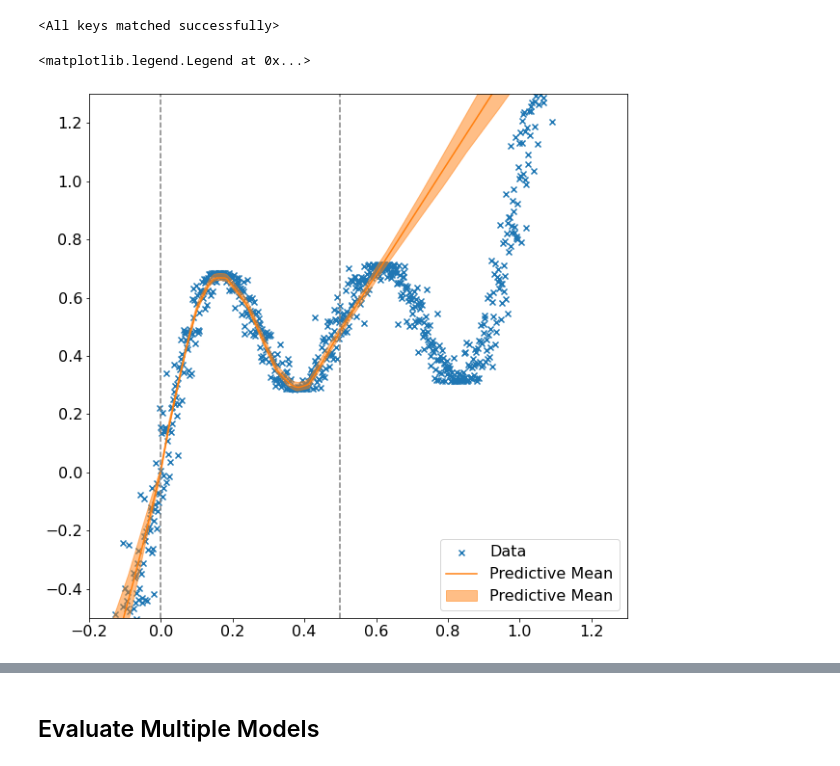
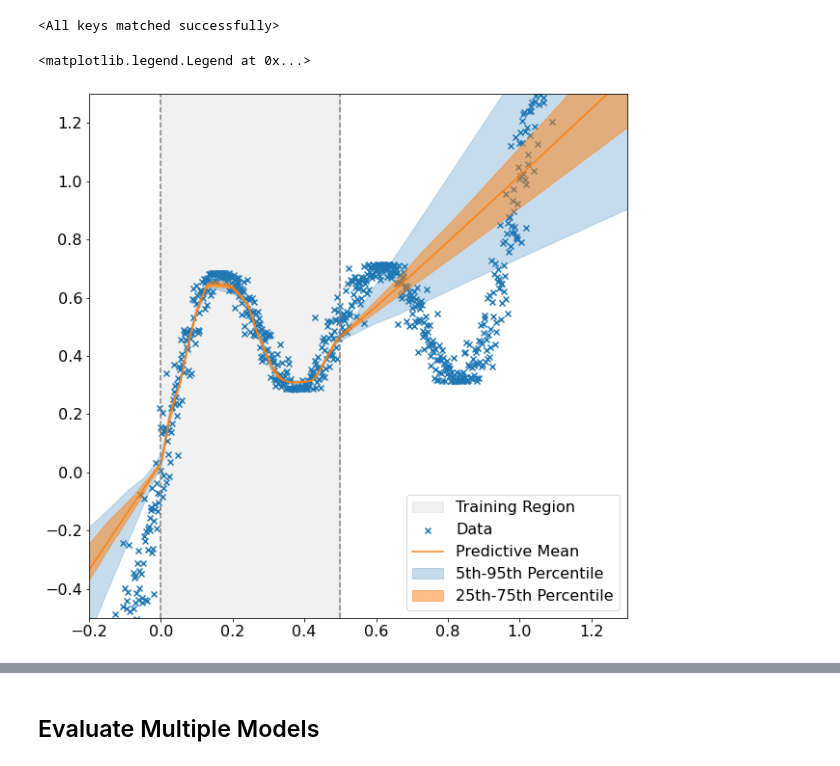
Before and after one commit to Cambridge-Uni-MLMI-Advanced-ML-21-22-G7/BBB, a Jupyter notebook: jupyter/regression.ipynb, the cells around one changed output, grey strips where cells are left out. Cells and saved outputs as stored; diff of their text form; code cells hidden in the pictures.

```diff
--- a/jupyter/regression.ipynb
+++ b/jupyter/regression.ipynb
@@ -183,0 +217,3 @@ bnn_lpd_vals.mean(), np.exp(bnn_lpd_vals.mean())
+# %%
+sigma_1_range = np.array((0,1,2))
+sigma_2_range = np.array((6,7,8))
@@ -183,0 +287,14 @@ bnn_lpd_vals.mean(), np.exp(bnn_lpd_vals.mean())
+# %%
+fig, ax = plt.subplots(1, 1, figsize=(10,10))
+
+ax.matshow(bnn_lpd_vals)
+
+for (i, j), z in np.ndenumerate(bnn_lpd_vals):
+    c = 'w' if i==2 and j==2 else 'k'
+    ax.text(j, i, '{:0.3f}'.format(z), ha='center', va='center', color=c)
+
+xaxis = np.arange(len(sigma_1_range))
+ax.set_xticks(xaxis)
+ax.set_yticks(xaxis)
+ax.set_xticklabels(list(fr'$e^{{-{i}}}$' for i in sigma_1_range))
+ax.set_yticklabels(list(fr'$e^{{-{i}}}$' for i in sigma_2_range))
@@ -207,7 +327,7 @@ dnn_baseline_model_dirs = glob('../saved_models/DNN_regression/baseline/*')
 dnn_do_50_model_dirs = glob('../saved_models/DNN_regression/dropout/0.5/*')
 dnn_do_75_model_dirs = glob('../saved_models/DNN_regression/dropout/0.75/*')
 
-dnn_model_dir = dnn_baseline_model_dirs
+dnn_model_dir = dnn_do_50_model_dirs
 # %%
 dnn_baseline_preds = np.zeros((len(dnn_model_dir), train_data.dataset[:][0].shape[0]))
 
@@ -237,21 +357,25 @@ dnn_pred_var = dnn_baseline_preds.var(axis=0)
 dnn_pred_std = dnn_baseline_preds.std(axis=0)
 
 dnn_pred_5_quart = np.quantile(dnn_baseline_preds, 0.05, axis=0)
+dnn_pred_25_quart = np.quantile(dnn_baseline_preds, 0.25, axis=0)
+dnn_pred_75_quart = np.quantile(dnn_baseline_preds, 0.75, axis=0)
 dnn_pred_95_quart = np.quantile(dnn_baseline_preds, 0.95, axis=0)
 # %%
 fig, ax = plt.subplots(1, 1, figsize=(10,10))
+ax.fill_betweenx(np.array((-100, 100)), train_data.dataset[:][0].min(), train_data.dataset[:][0].max(), color='tab:gray', alpha=0.1, label='Training Region')
 ax.scatter(input_np, output_np, label='Data', marker='x')
 ax.plot(input_np, dnn_pred_mean, label='Predictive Mean', c='tab:orange')
 # ax.fill_between(input_np, dnn_pred_mean-2*dnn_pred_std, dnn_pred_mean+2*dnn_pred_std, label='Predictive Mean', color='tab:orange', alpha=0.5)
-ax.fill_between(input_np, dnn_pred_5_quart, dnn_pred_95_quart, label='Predictive Mean', color='tab:orange', alpha=0.5)
+ax.fill_between(input_np, dnn_pred_5_quart, dnn_pred_95_quart, color='tab:blue', alpha=0.25,  label='5th-95th Percentile')
+ax.fill_between(input_np, dnn_pred_25_quart, dnn_pred_75_quart, color='tab:orange', alpha=0.5,  label='25th-75th Percentile')
 ax.axvline(train_data.dataset[:][0].min(), ls='--', c='gray')
 ax.axvline(train_data.dataset[:][0].max(), ls='--', c='gray')
 ax.set_xlim([-0.2, 1.3])
 ax.set_ylim([-0.5, 1.3])
 ax.legend()
 # %% [output]
 <matplotlib.legend.Legend at 0x...>
-[figure, old version]
+[figure, new version]
 # %%
 dnn_lpd_vals = np.zeros_like(input_np)
 for i in range(len(input_np)):
```
Also changed, not shown: parts of 24 cells of this notebook.
